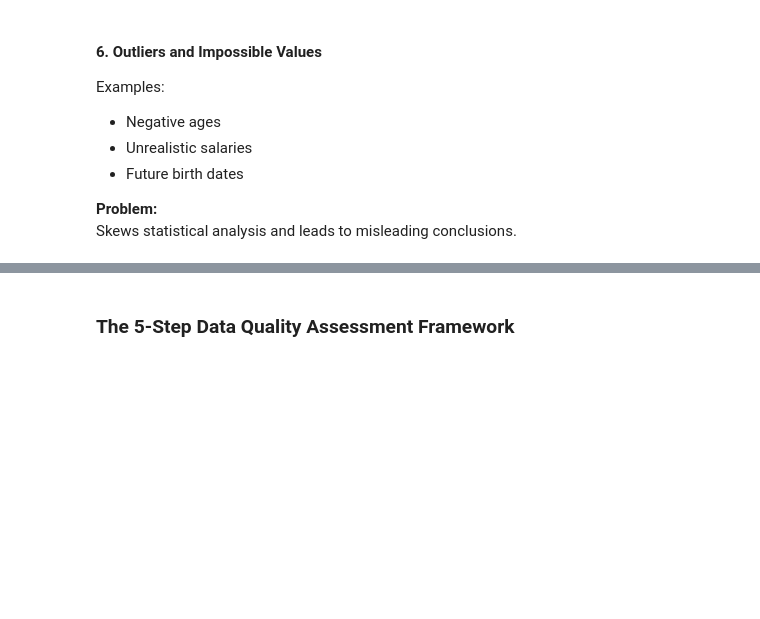
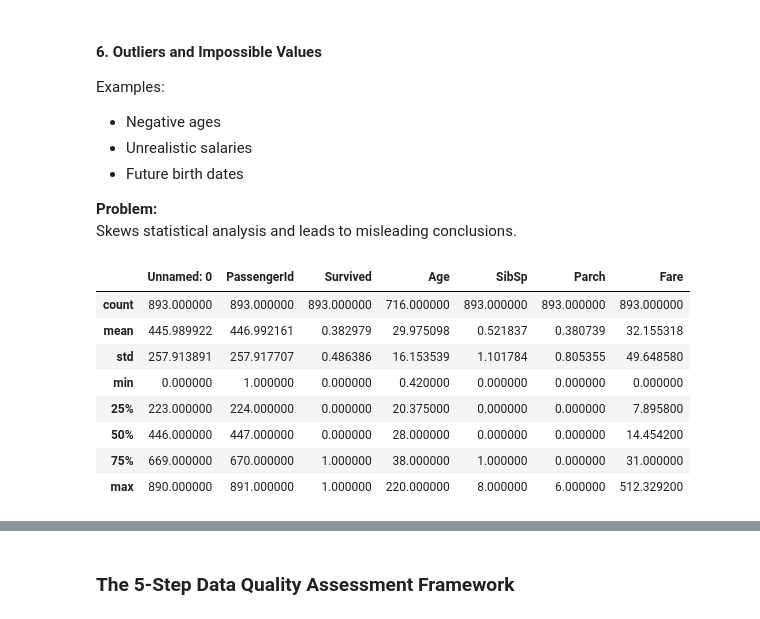
Before and after one commit to karusamuel/data_cleaning_basics, a Jupyter notebook: index.ipynb, the cells around one changed output, grey strips where cells are left out. Cells and saved outputs as stored; diff of their text form; code cells hidden in the pictures; blank space fills up the shorter version.

```diff
--- a/index.ipynb
+++ b/index.ipynb
@@ -89,3 +252,14 @@ Examples:
 Skews statistical analysis and leads to misleading conclusions.
 # %%
 # example
+df_titanic.describe()
+# %% [output]
+|  | Unnamed: 0 | PassengerId | Survived | Age | SibSp | Parch | Fare |
+| count | 893.000000 | 893.000000 | 893.000000 | 716.000000 | 893.000000 | 893.000000 | 893.000000 |
+| mean | 445.989922 | 446.992161 | 0.382979 | 29.975098 | 0.521837 | 0.380739 | 32.155318 |
+| std | 257.913891 | 257.917707 | 0.486386 | 16.153539 | 1.101784 | 0.805355 | 49.648580 |
+| min | 0.000000 | 1.000000 | 0.000000 | 0.420000 | 0.000000 | 0.000000 | 0.000000 |
+| 25% | 223.000000 | 224.000000 | 0.000000 | 20.375000 | 0.000000 | 0.000000 | 7.895800 |
+| 50% | 446.000000 | 447.000000 | 0.000000 | 28.000000 | 0.000000 | 0.000000 | 14.454200 |
+| 75% | 669.000000 | 670.000000 | 1.000000 | 38.000000 | 1.000000 | 0.000000 | 31.000000 |
+| max | 890.000000 | 891.000000 | 1.000000 | 220.000000 | 8.000000 | 6.000000 | 512.329200 |
```
Also changed, not shown: parts of 28 cells of this notebook, 1 other file.
